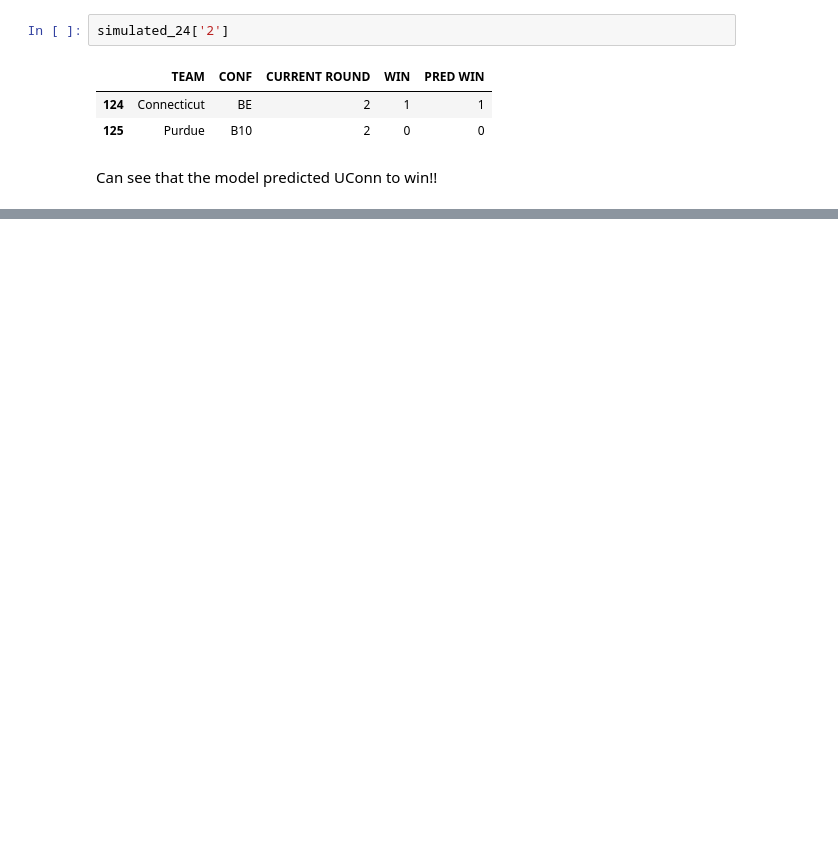
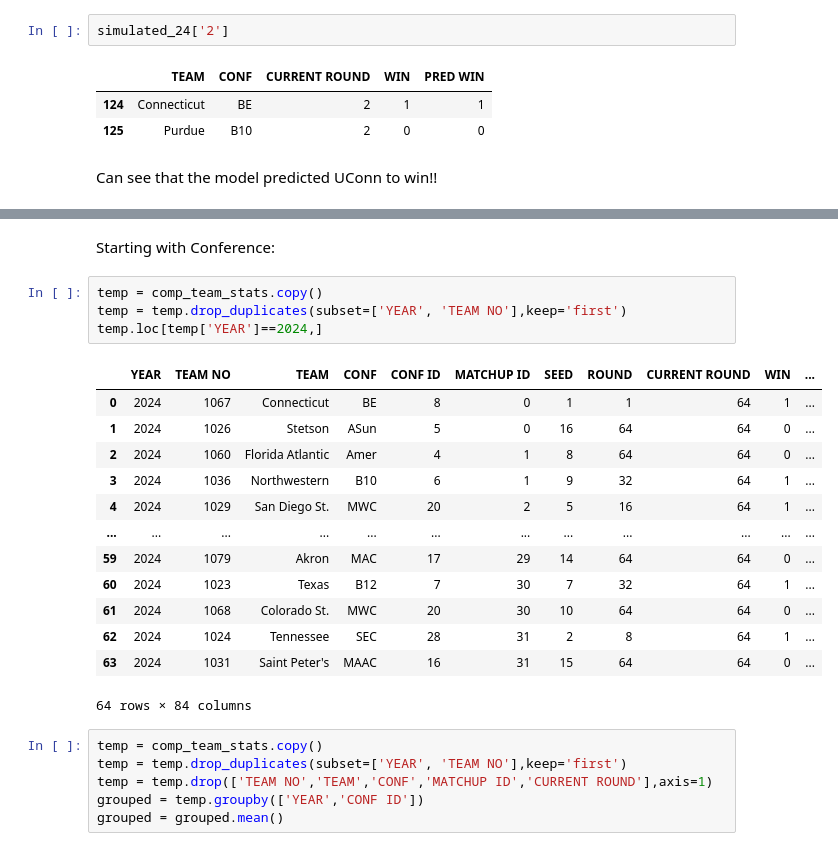
Before and after one commit to nicholaskim1004/MarchMadness, a Jupyter notebook: bracketology/madness.ipynb, the cells around one changed output, grey strips where cells are left out. Cells and saved outputs as stored; diff of their text form; blank space fills up the shorter version.

```diff
--- a/bracketology/madness.ipynb
+++ b/bracketology/madness.ipynb
@@ -852,0 +407,26 @@ KeyboardInterrupt:
+# %% [markdown]
+Starting with Conference:
+# %%
+temp = comp_team_stats.copy()
+temp = temp.drop_duplicates(subset=['YEAR', 'TEAM NO'],keep='first')
+temp.loc[temp['YEAR']==2024,]
+# %% [output]
+|  | YEAR | TEAM NO | TEAM | CONF | CONF ID | MATCHUP ID | SEED | ROUND | CURRENT ROUND | WIN | ... |
+| 0 | 2024 | 1067 | Connecticut | BE | 8 | 0 | 1 | 1 | 64 | 1 | ... |
+| 1 | 2024 | 1026 | Stetson | ASun | 5 | 0 | 16 | 64 | 64 | 0 | ... |
+| 2 | 2024 | 1060 | Florida Atlantic | Amer | 4 | 1 | 8 | 64 | 64 | 0 | ... |
+| 3 | 2024 | 1036 | Northwestern | B10 | 6 | 1 | 9 | 32 | 64 | 1 | ... |
+| 4 | 2024 | 1029 | San Diego St. | MWC | 20 | 2 | 5 | 16 | 64 | 1 | ... |
+| ... | ... | ... | ... | ... | ... | ... | ... | ... | ... | ... | ... |
+| 59 | 2024 | 1079 | Akron | MAC | 17 | 29 | 14 | 64 | 64 | 0 | ... |
+| 60 | 2024 | 1023 | Texas | B12 | 7 | 30 | 7 | 32 | 64 | 1 | ... |
+| 61 | 2024 | 1068 | Colorado St. | MWC | 20 | 30 | 10 | 64 | 64 | 0 | ... |
+| 62 | 2024 | 1024 | Tennessee | SEC | 28 | 31 | 2 | 8 | 64 | 1 | ... |
+| 63 | 2024 | 1031 | Saint Peter's | MAAC | 16 | 31 | 15 | 64 | 64 | 0 | ... |
+64 rows × 84 columns
+# %%
+temp = comp_team_stats.copy()
+temp = temp.drop_duplicates(subset=['YEAR', 'TEAM NO'],keep='first')
+temp = temp.drop(['TEAM NO','TEAM','CONF','MATCHUP ID','CURRENT ROUND'],axis=1)
+grouped = temp.groupby(['YEAR','CONF ID'])
+grouped = grouped.mean()
```
Also changed, not shown: parts of 26 cells of this notebook, 5 other files.
